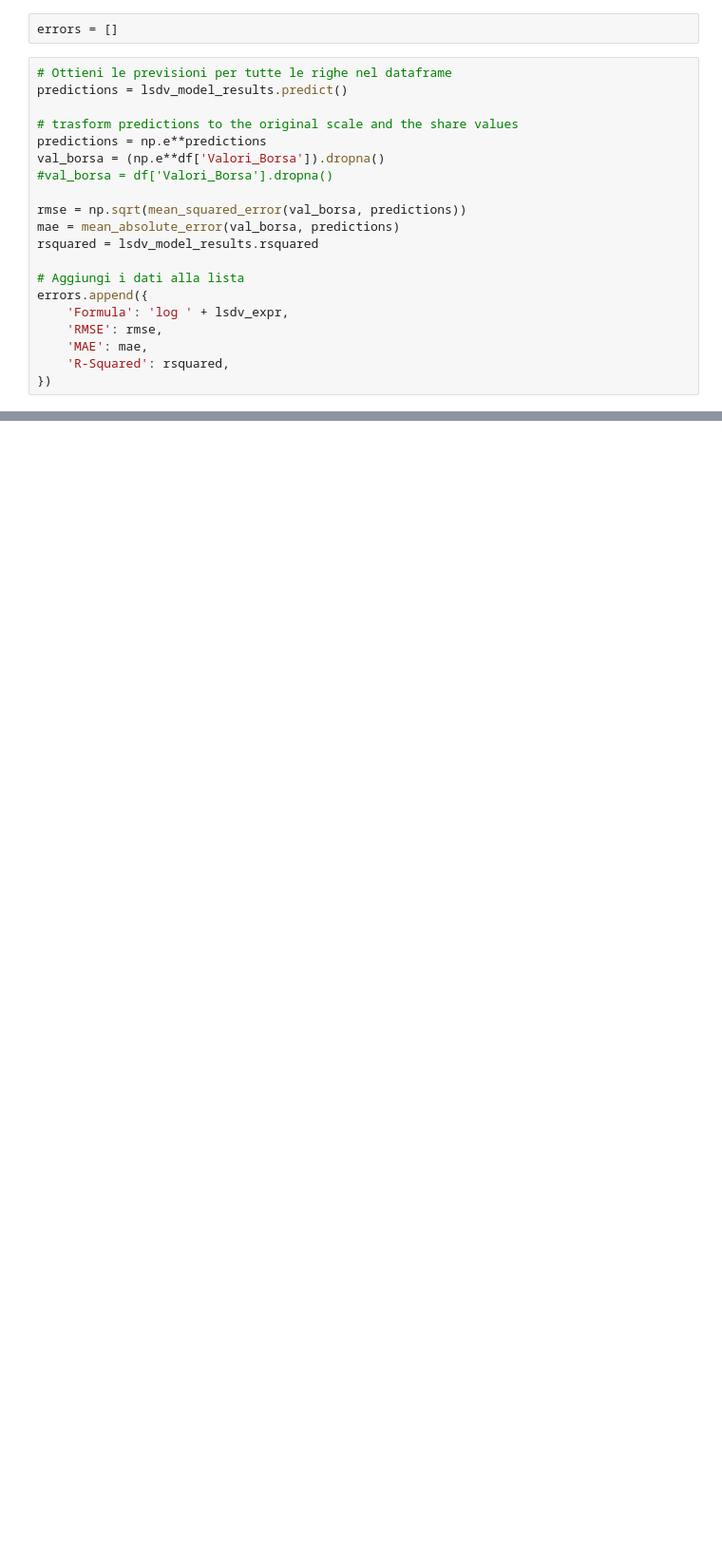
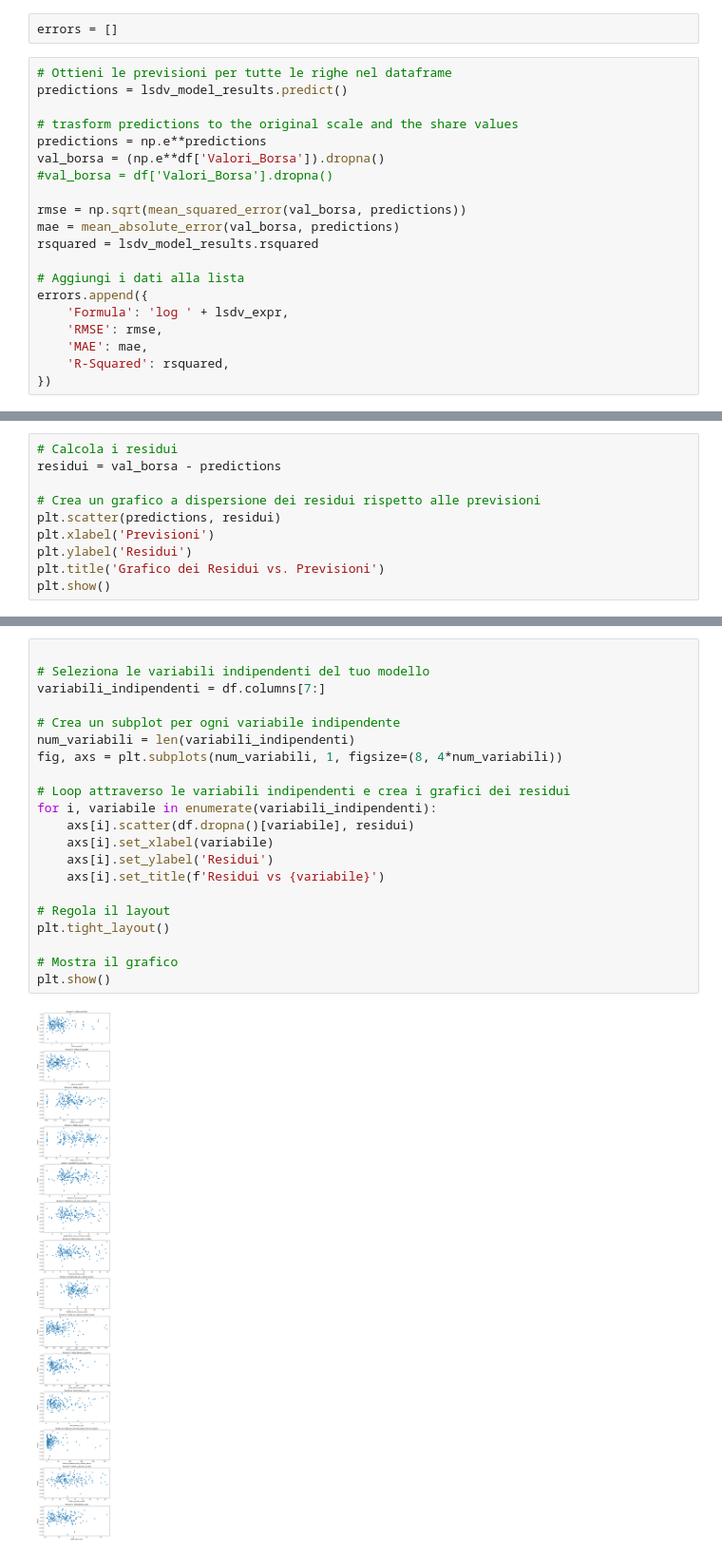
Before and after one commit to leoBitto/Tesi, a Jupyter notebook: tesi.ipynb, the cells around one changed output, grey strips where cells are left out. Shown at 95% size. Saved outputs shown, nothing was run; the diff lists cells and outputs as text; blank space fills up the shorter version.

```diff
--- a/tesi.ipynb
+++ b/tesi.ipynb
@@ -443,0 +401,10 @@ errors_df
+# %%
+# Calcola i residui
+residui = val_borsa - predictions
+
+# Crea un grafico a dispersione dei residui rispetto alle previsioni
+plt.scatter(predictions, residui)
+plt.xlabel('Previsioni')
+plt.ylabel('Residui')
+plt.title('Grafico dei Residui vs. Previsioni')
+plt.show()
@@ -443,0 +433,23 @@ errors_df
+# %%
+
+# Seleziona le variabili indipendenti del tuo modello
+variabili_indipendenti = df.columns[7:]
+
+# Crea un subplot per ogni variabile indipendente
+num_variabili = len(variabili_indipendenti)
+fig, axs = plt.subplots(num_variabili, 1, figsize=(8, 4*num_variabili))
+
+# Loop attraverso le variabili indipendenti e crea i grafici dei residui
+for i, variabile in enumerate(variabili_indipendenti):
+    axs[i].scatter(df.dropna()[variabile], residui)
+    axs[i].set_xlabel(variabile)
+    axs[i].set_ylabel('Residui')
+    axs[i].set_title(f'Residui vs {variabile}')
+
+# Regola il layout
+plt.tight_layout()
+
+# Mostra il grafico
+plt.show()
+# %% [output]
+[figure, added]
```
Also changed, not shown: parts of 23 cells of this notebook, 16 other files.
